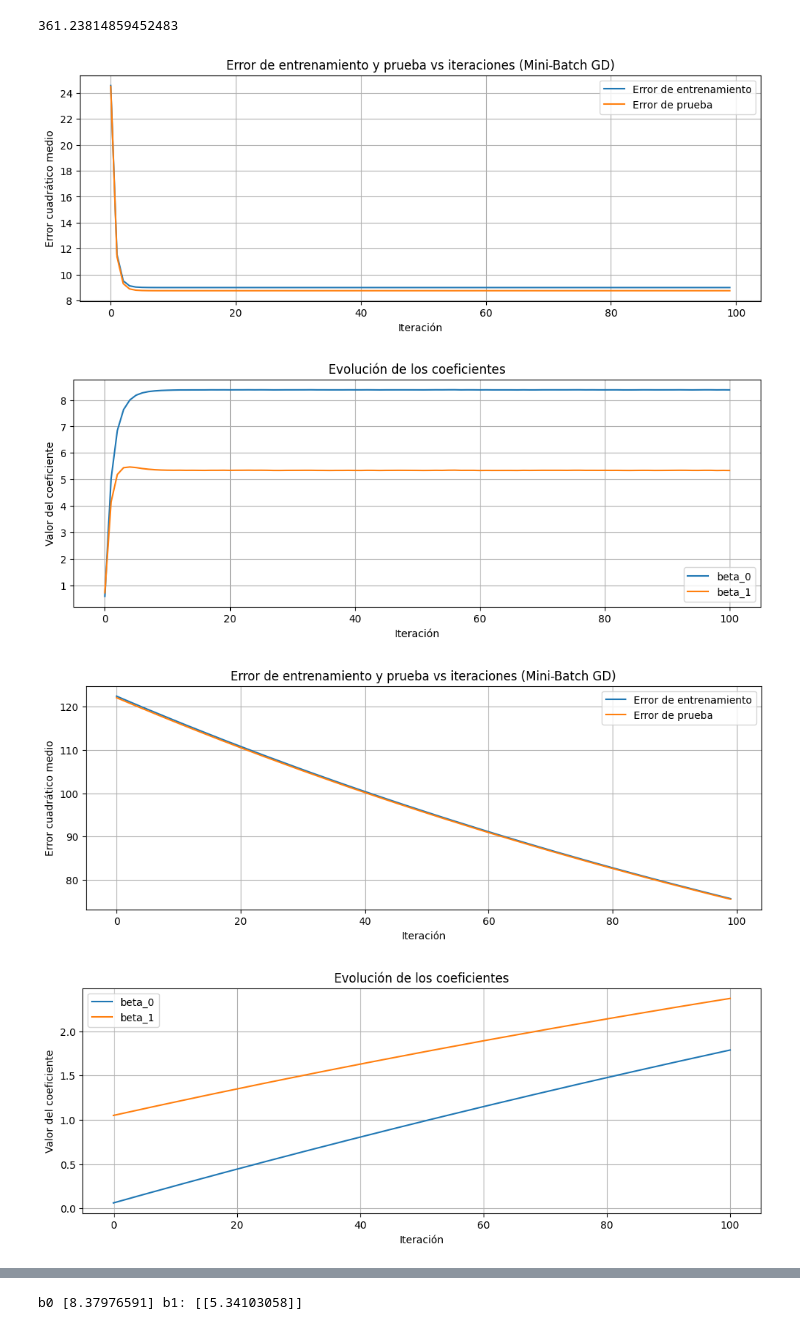
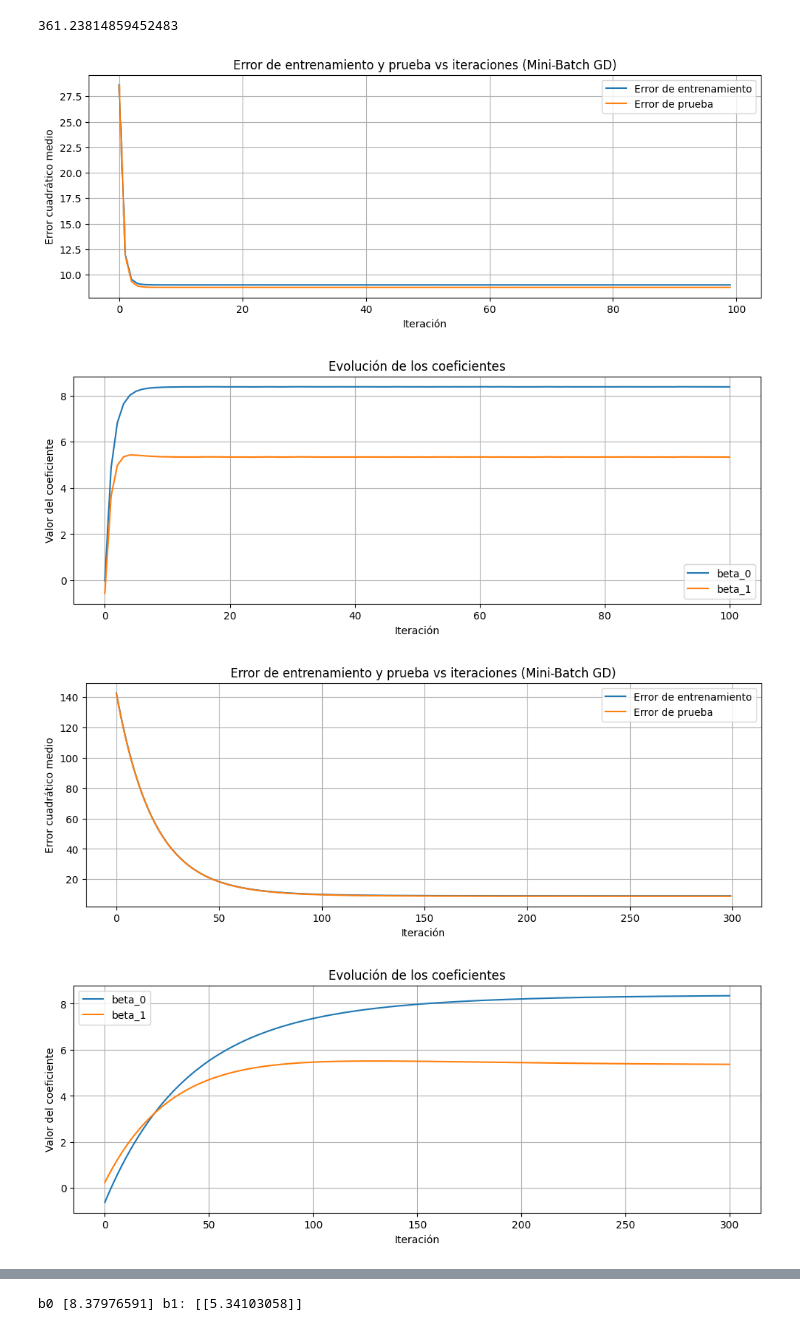
Before and after one commit to CaterinaMartinezD/AA1-TUIA-2025C1-Casado-MartinezDufour, a Jupyter notebook: TP-Regresion-AA1-2025C1.ipynb, the cells around one changed output, grey strips where cells are left out. Saved outputs shown, nothing was run; the diff lists cells and outputs as text; code cells hidden in the pictures.

```diff
--- a/TP-Regresion-AA1-2025C1.ipynb
+++ b/TP-Regresion-AA1-2025C1.ipynb
@@ -137,3 +137,23 @@ df.head()
 | 2 | 12.9 | 2009-08-24 21:45:00+00:00 | -74.005043 | 40.740770 | -73.962565 | 40.772647 | ... |
 | 3 | 5.3 | 2009-06-26 08:22:21+00:00 | -73.976124 | 40.790844 | -73.965316 | 40.803349 | ... |
 | 4 | 16.0 | 2014-08-28 17:47:00+00:00 | -73.925023 | 40.744085 | -73.973082 | 40.761247 | ... |
+# %%
+df['pickup_day_of_week'] = df['pickup_datetime'].dt.dayofweek
+def dia_semana(dia):
+    if dia == 0:
+        return 'Lunes'
+    elif dia == 1:
+        return 'Martes'
+    elif dia == 2:
+        return 'Miercoles'
+    elif dia == 3:
+        return 'Jueves'
+    elif dia == 4:
+        return 'Viernes'
+    elif dia == 5:
+        return 'Sabado'
+    else:
+        return 'Domingo'
+
+df['pickup_day_of_week'] = df['pickup_day_of_week'].apply(dia_semana)
+df.head()
@@ -750,19 +777,16 @@ plt.show()
 # %%
 # codificacion de categorica a numerica. no necesitan escalado porque ya están en [0, 1].
-bins = [0, 6, 12, 13, 18, 24]
-labels = ['Madrugada', 'Mañana', 'Mediodia', 'Tarde', 'Noche']
-
-train_df['franja_horaria'] = pd.cut(train_df['pickup_hour'], bins=bins, labels=labels, right=False)
 train_df = pd.get_dummies(train_df, columns=['franja_horaria'], prefix='franja', dtype=int)
-
-test_df['franja_horaria'] = pd.cut(test_df['pickup_hour'], bins=bins, labels=labels, right=False)
 test_df = pd.get_dummies(test_df, columns=['franja_horaria'], prefix='franja', dtype=int)
+# %%
+train_df = pd.get_dummies(train_df, columns=['pickup_day_of_week'], prefix='dia_', dtype=int)
+test_df = pd.get_dummies(test_df, columns=['pickup_day_of_week'], prefix='dia_', dtype=int)
 # %%
 # Aplicación de escalado robusto a las variables numéricas
 # RobustScaler mantiene la relación general de los datos pero reduce la influencia de los outliers en la escala ya que centra en la mediana y escala según el IQR.
 scaler = RobustScaler()
 # como ya calculamos la distancia_km creo que no es necesario escalar pickup_longitude,	pickup_latitude, dropoff_longitude y dropoff_latitude
-columnas = ['distance_km', 'pickup_day_of_week', 'pickup_hour']
+columnas = ['distance_km']
 
 train_df[columnas] = scaler.fit_transform(train_df[columnas])
 test_df[columnas] = scaler.transform(test_df[columnas])
@@ -976,11 +1020,11 @@ X_train.shape[0]**0.5
 # %%
 W_MBGD = mini_batch_gradient_descent(X_train, y_train, X_val, y_val, lr=0.001, batch_size=360, epochs=100, grad_fn=mse_gradient)
 # %% [output]
-[figure, old version]
+[figure, new version]
-[figure, old version]
+[figure, new version]
 # %%
-W_BGD = mini_batch_gradient_descent(X_train, y_train, X_val, y_val, lr=0.001, batch_size= X_train.shape[0], epochs=100, grad_fn=mse_gradient)
+W_BGD = mini_batch_gradient_descent(X_train, y_train, X_val, y_val, lr=0.01, batch_size= X_train.shape[0], epochs=300, grad_fn=mse_gradient)
 # %% [output]
-[figure, old version]
+[figure, new version]
-[figure, old version]
+[figure, new version]
 # %%
```
Also changed, not shown: parts of 22 cells of this notebook.
